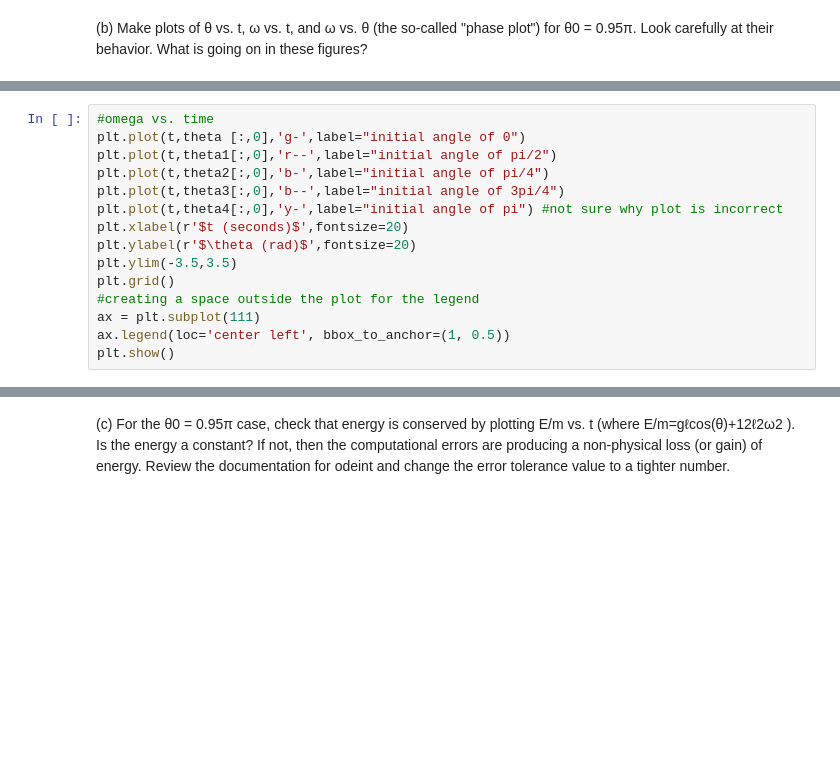
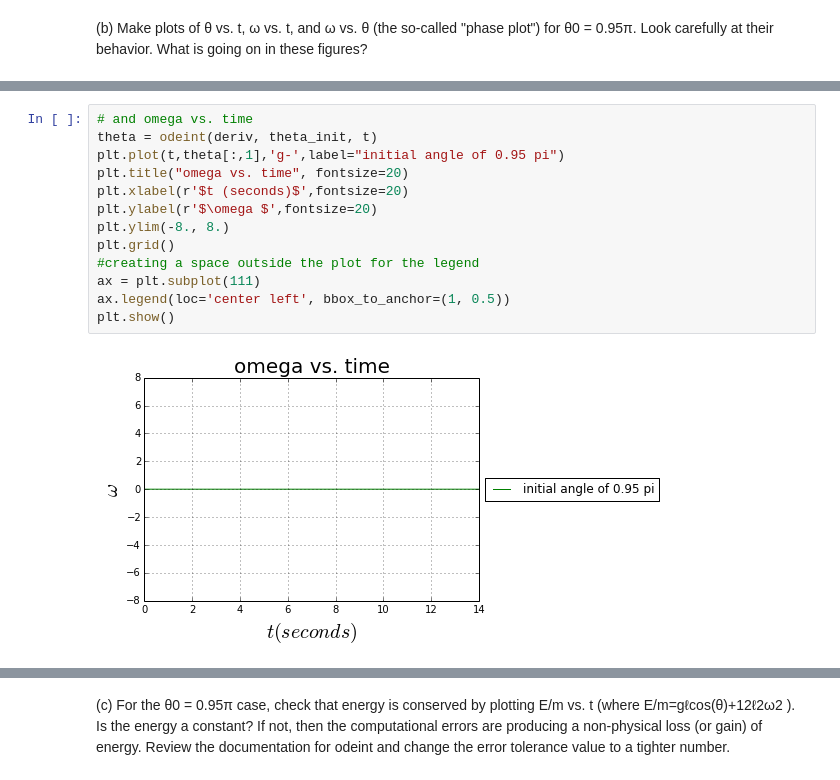
Before and after one commit to mnaworsk/PHYS202-S14, a Jupyter notebook: SciPy/ODEExercises.ipynb, the cells around one changed output, grey strips where cells are left out. Cells and saved outputs as stored; diff of their text form; blank space fills up the shorter version.

```diff
--- a/SciPy/ODEExercises.ipynb
+++ b/SciPy/ODEExercises.ipynb
@@ -97,17 +114,17 @@ plt.show()
 # %%
-#omega vs. time
-plt.plot(t,theta [:,0],'g-',label="initial angle of 0")
-plt.plot(t,theta1[:,0],'r--',label="initial angle of pi/2")
-plt.plot(t,theta2[:,0],'b-',label="initial angle of pi/4")
-plt.plot(t,theta3[:,0],'b--',label="initial angle of 3pi/4")
-plt.plot(t,theta4[:,0],'y-',label="initial angle of pi") #not sure why plot is incorrect
+# and omega vs. time
+theta = odeint(deriv, theta_init, t)
+plt.plot(t,theta[:,1],'g-',label="initial angle of 0.95 pi")
+plt.title("omega vs. time", fontsize=20)
 plt.xlabel(r'$t (seconds)$',fontsize=20)
-plt.ylabel(r'$\theta (rad)$',fontsize=20)
-plt.ylim(-3.5,3.5)
+plt.ylabel(r'$\omega $',fontsize=20)
+plt.ylim(-8., 8.)
 plt.grid()
 #creating a space outside the plot for the legend
 ax = plt.subplot(111)
 ax.legend(loc='center left', bbox_to_anchor=(1, 0.5))
 plt.show()
+# %% [output]
+[figure, added]
 # %%
 # and omega vs. theta
```
Also changed, not shown: parts of 12 cells of this notebook, 1 other file.
